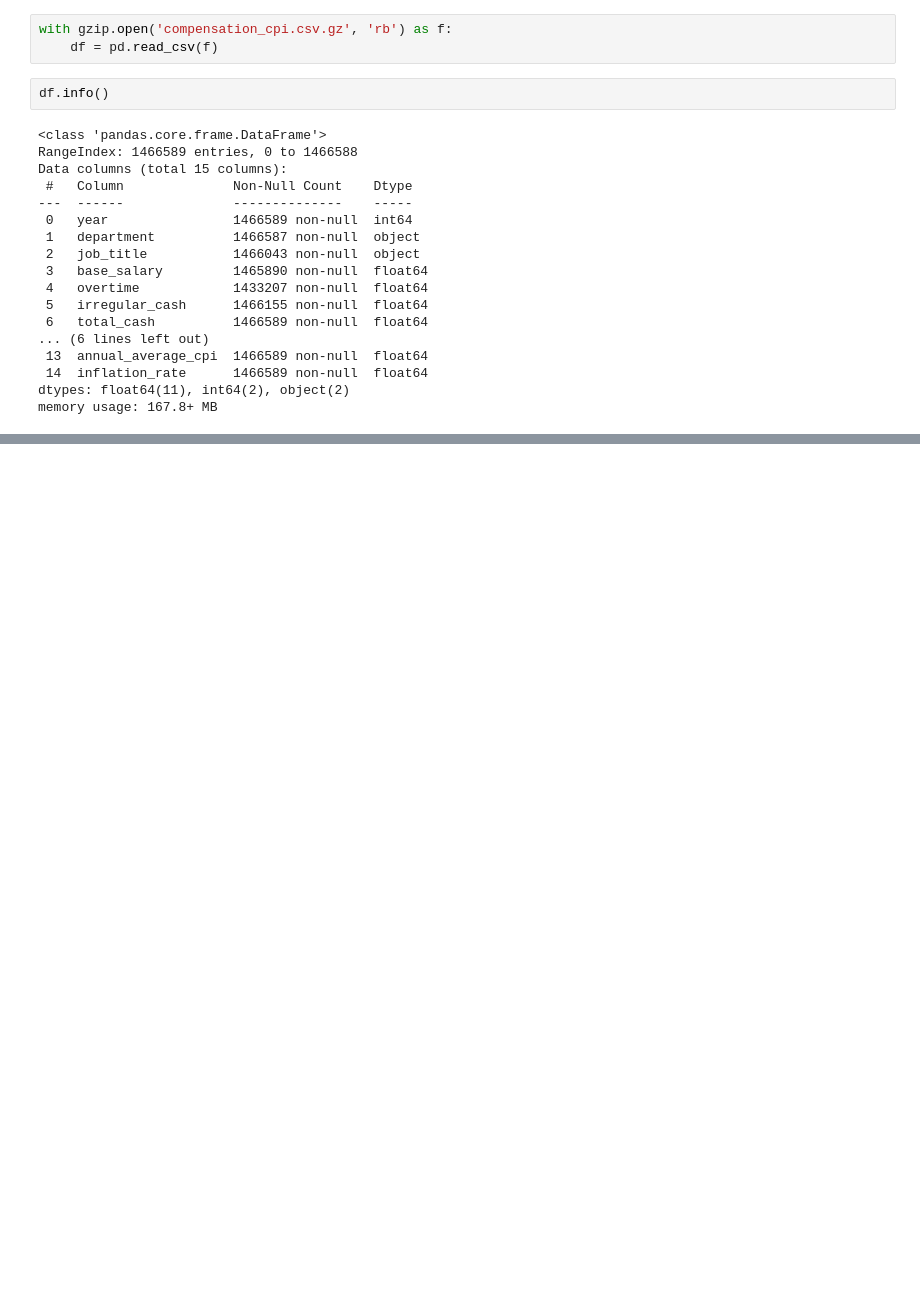
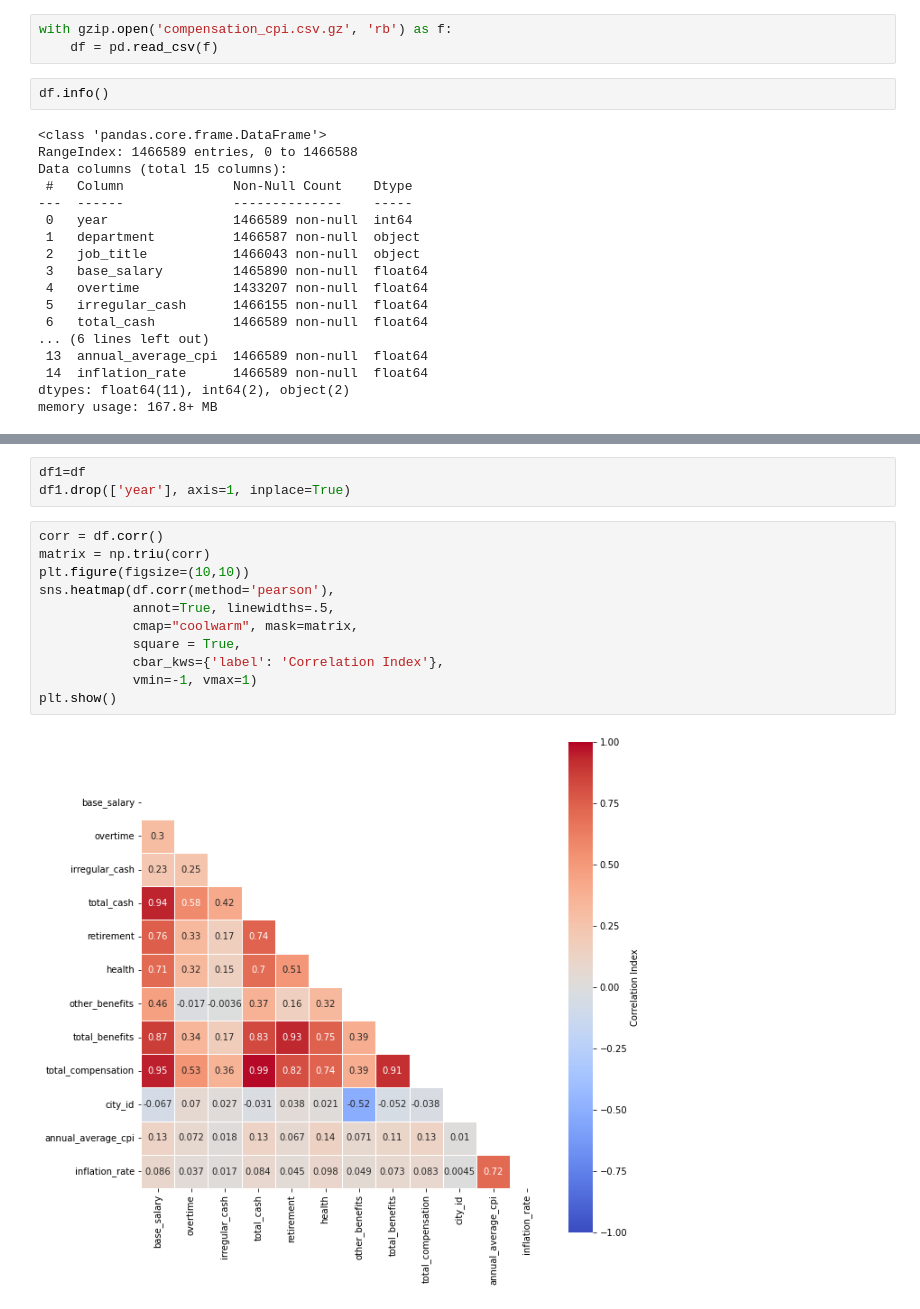
Before and after one commit to unpham/ads-508-project, a Jupyter notebook: eda.ipynb, the cells around one changed output, grey strips where cells are left out. Cells and saved outputs as stored; diff of their text form; blank space fills up the shorter version.

```diff
--- a/eda.ipynb
+++ b/eda.ipynb
@@ -26,0 +581,16 @@ memory usage: 167.8+ MB
+# %%
+df1=df
+df1.drop(['year'], axis=1, inplace=True)
+# %%
+corr = df.corr()
+matrix = np.triu(corr)
+plt.figure(figsize=(10,10))
+sns.heatmap(df.corr(method='pearson'),
+            annot=True, linewidths=.5,
+            cmap="coolwarm", mask=matrix,
+            square = True,
+            cbar_kws={'label': 'Correlation Index'},
+            vmin=-1, vmax=1)
+plt.show()
+# %% [output]
+[figure, added]
```
Also changed, not shown: parts of 10 cells of this notebook.
